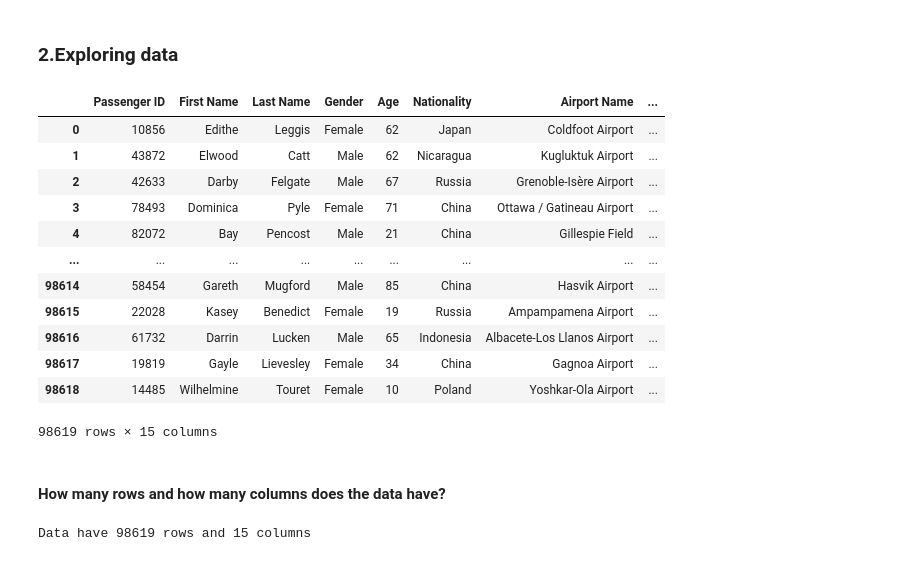
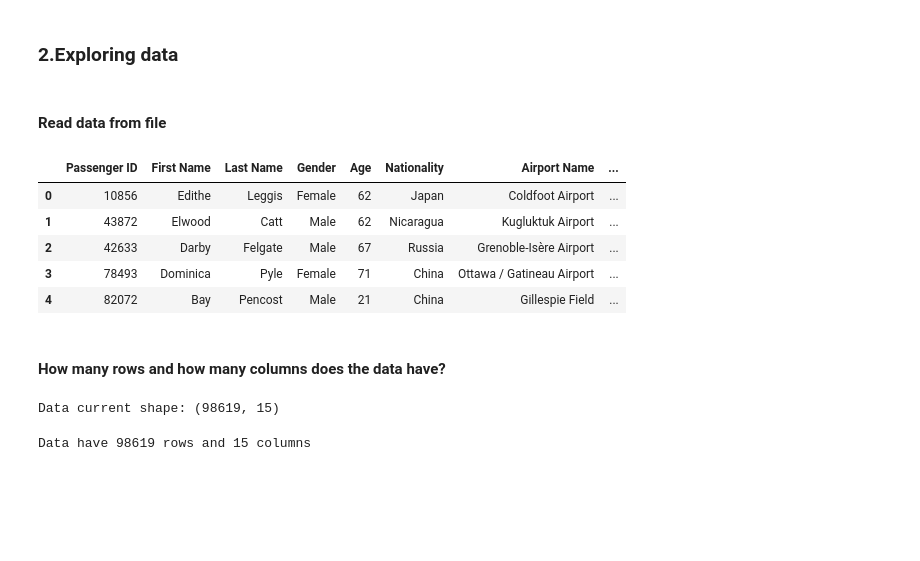
Before and after one commit to BaoDias2505/ProgramingForDataScience, a Jupyter notebook: 21127221_21127583.ipynb, the cells around one changed output. Saved outputs shown, nothing was run; the diff lists cells and outputs as text; code cells hidden in the pictures; blank space fills up the shorter version.

```diff
--- a/21127221_21127583.ipynb
+++ b/21127221_21127583.ipynb
@@ -36,25 +37,23 @@ import matplotlib.pyplot as plt
 #### How did authors collect data?
 # %% [markdown]
 ### **2.Exploring data**
+# %% [markdown]
+#### Read data from file
 # %%
 data = pd.read_csv("Airline Dataset.csv")
-data
+data.head()
 # %% [output]
 |  | Passenger ID | First Name | Last Name | Gender | Age | Nationality | Airport Name | ... |
 | 0 | 10856 | Edithe | Leggis | Female | 62 | Japan | Coldfoot Airport | ... |
 | 1 | 43872 | Elwood | Catt | Male | 62 | Nicaragua | Kugluktuk Airport | ... |
 | 2 | 42633 | Darby | Felgate | Male | 67 | Russia | Grenoble-Isère Airport | ... |
 | 3 | 78493 | Dominica | Pyle | Female | 71 | China | Ottawa / Gatineau Airport | ... |
 | 4 | 82072 | Bay | Pencost | Male | 21 | China | Gillespie Field | ... |
-| ... | ... | ... | ... | ... | ... | ... | ... | ... |
-| 98614 | 58454 | Gareth | Mugford | Male | 85 | China | Hasvik Airport | ... |
-| 98615 | 22028 | Kasey | Benedict | Female | 19 | Russia | Ampampamena Airport | ... |
-| 98616 | 61732 | Darrin | Lucken | Male | 65 | Indonesia | Albacete-Los Llanos Airport | ... |
-| 98617 | 19819 | Gayle | Lievesley | Female | 34 | China | Gagnoa Airport | ... |
-| 98618 | 14485 | Wilhelmine | Touret | Female | 10 | Poland | Yoshkar-Ola Airport | ... |
-98619 rows × 15 columns
 # %% [markdown]
 #### How many rows and how many columns does the data have?
 # %%
 shape = data.shape
+print(f"Data current shape: {shape}")
+# %% [output]
+Data current shape: (98619, 15)
 # %%
```
Also changed, not shown: parts of 30 cells of this notebook.
